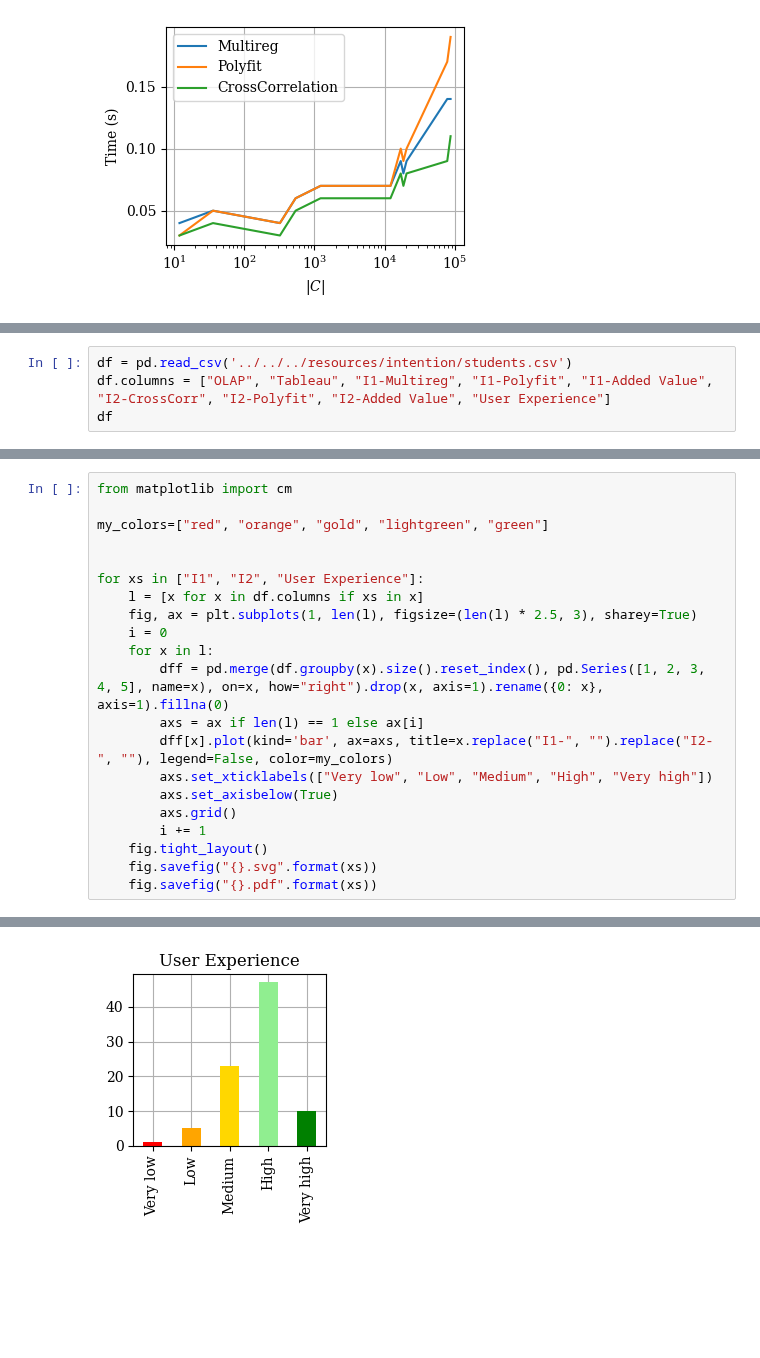
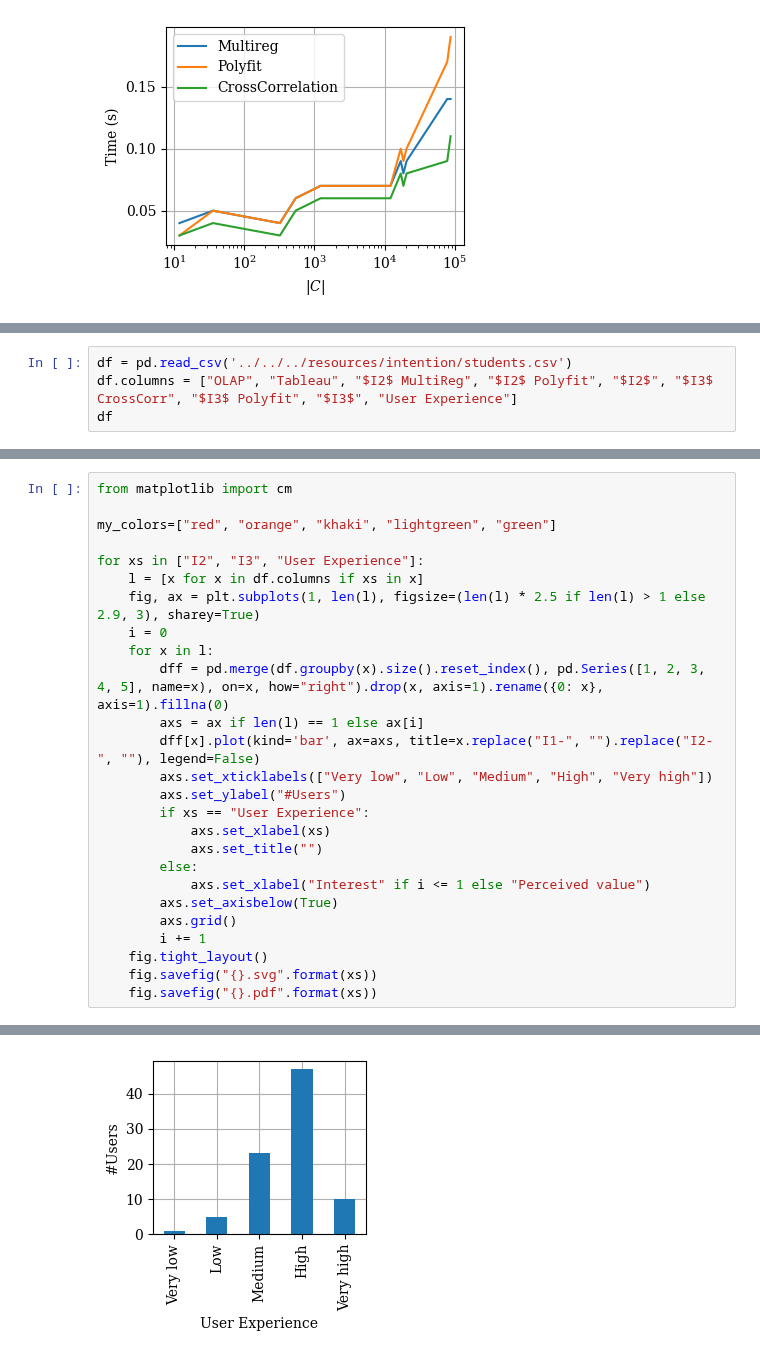
Before and after one commit to big-unibo/explain, a Jupyter notebook: intentional/src/main/python/chart_explain.ipynb, the cells around one changed output, grey strips where cells are left out. Saved outputs shown, nothing was run; the diff lists cells and outputs as text; blank space fills up the shorter version.

Commit message:
fix likert charts

```diff
--- a/intentional/src/main/python/chart_explain.ipynb
+++ b/intentional/src/main/python/chart_explain.ipynb
@@ -198,5 +199,5 @@ fig.savefig('../../../resources/intention/scalability.svg')
 # %%
 df = pd.read_csv('../../../resources/intention/students.csv')
-df.columns = ["OLAP", "Tableau", "I1-Multireg", "I1-Polyfit", "I1-Added Value", "I2-CrossCorr", "I2-Polyfit", "I2-Added Value", "User Experience"]
+df.columns = ["OLAP", "Tableau", "$I2$ MultiReg", "$I2$ Polyfit", "$I2$", "$I3$ CrossCorr", "$I3$ Polyfit", "$I3$", "User Experience"]
 df
 # %% [output]
@@ -216,18 +217,23 @@ df
 # %%
 from matplotlib import cm
 
-my_colors=["red", "orange", "gold", "lightgreen", "green"]
+my_colors=["red", "orange", "khaki", "lightgreen", "green"]
 
-
-for xs in ["I1", "I2", "User Experience"]:
+for xs in ["I2", "I3", "User Experience"]:
     l = [x for x in df.columns if xs in x]
-    fig, ax = plt.subplots(1, len(l), figsize=(len(l) * 2.5, 3), sharey=True)
+    fig, ax = plt.subplots(1, len(l), figsize=(len(l) * 2.5 if len(l) > 1 else 2.9, 3), sharey=True)
     i = 0
     for x in l:
         dff = pd.merge(df.groupby(x).size().reset_index(), pd.Series([1, 2, 3, 4, 5], name=x), on=x, how="right").drop(x, axis=1).rename({0: x}, axis=1).fillna(0)
         axs = ax if len(l) == 1 else ax[i]
-        dff[x].plot(kind='bar', ax=axs, title=x.replace("I1-", "").replace("I2-", ""), legend=False, color=my_colors)
+        dff[x].plot(kind='bar', ax=axs, title=x.replace("I1-", "").replace("I2-", ""), legend=False)
         axs.set_xticklabels(["Very low", "Low", "Medium", "High", "Very high"])
+        axs.set_ylabel("#Users")
+        if xs == "User Experience":
+            axs.set_xlabel(xs)
+            axs.set_title("")
+        else:
+            axs.set_xlabel("Interest" if i <= 1 else "Perceived value")
         axs.set_axisbelow(True)
         axs.grid()
         i += 1
@@ -240 +246 @@ for xs in ["I1", "I2", "User Experience"]:
-[figure, old version]
+[figure, new version]
```
Also changed, not shown: parts of 4 cells of this notebook, 3 other files.
